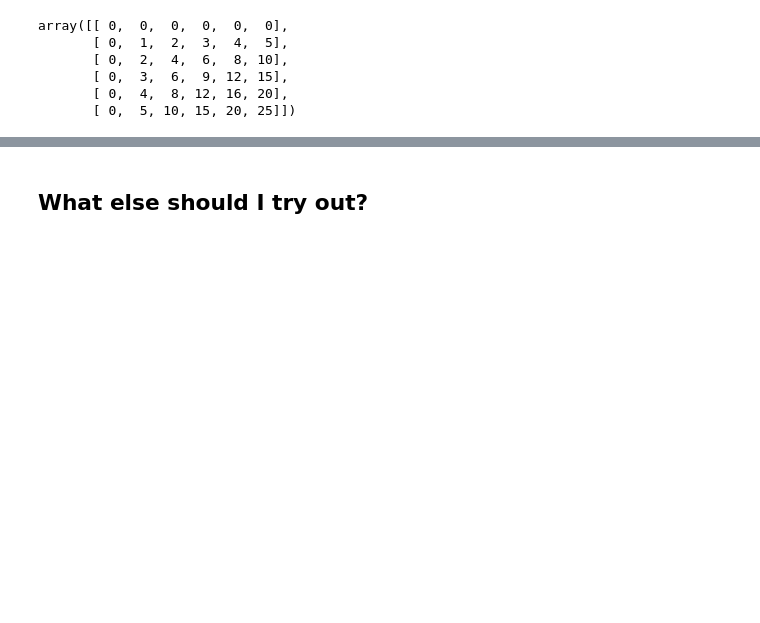
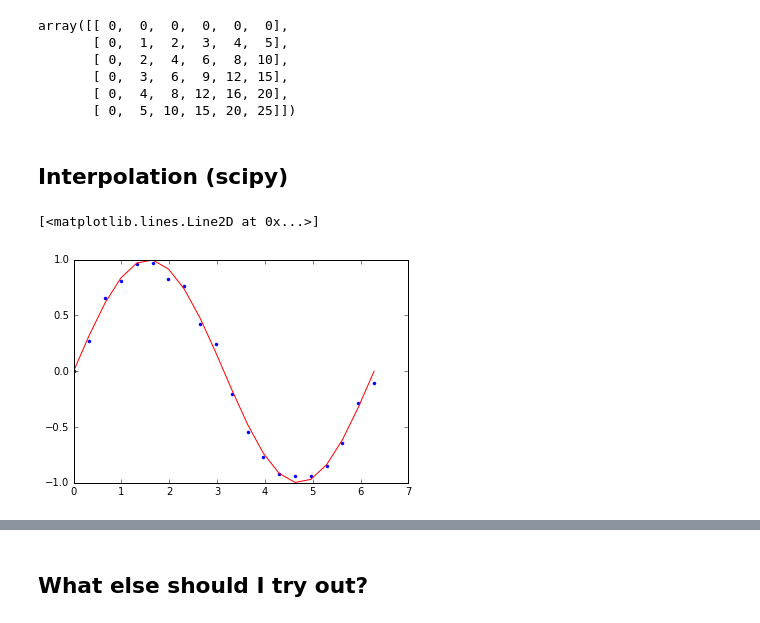
Before and after one commit to benkamphaus/python-datasci-tour, a Jupyter notebook: numpy_demo.ipynb, the cells around one changed output, grey strips where cells are left out. Cells and saved outputs as stored; diff of their text form; code cells hidden in the pictures; blank space fills up the shorter version.

Commit message:
add interpolation to numpy example

```diff
--- a/numpy_demo.ipynb
+++ b/numpy_demo.ipynb
@@ -123,3 +123,17 @@ array([[ 0,  0,  0,  0,  0,  0],
        [ 0,  3,  6,  9, 12, 15],
        [ 0,  4,  8, 12, 16, 20],
        [ 0,  5, 10, 15, 20, 25]])
+# %% [markdown]
+## Interpolation (scipy)
+# %%
+from scipy.interpolate import interp1d
+
+x = np.linspace(0., 2*np.pi, 20)
+y = np.sin(x)
+y_est = y + (np.random.randn(20) * 0.05)
+# %%
+plt.plot(x, y_est, "b.")
+plt.plot(x, y, "r-")
+# %% [output]
+[<matplotlib.lines.Line2D at 0x...>]
+[figure, added]
```
Also changed, not shown: parts of 4 cells of this notebook.
